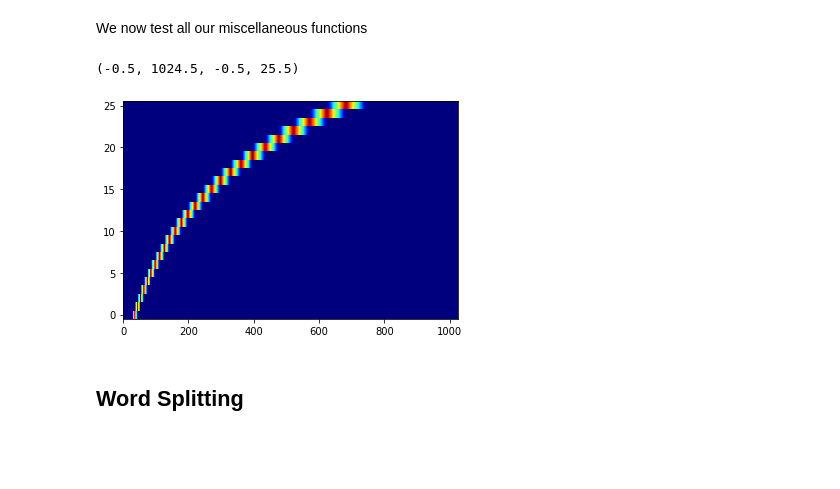
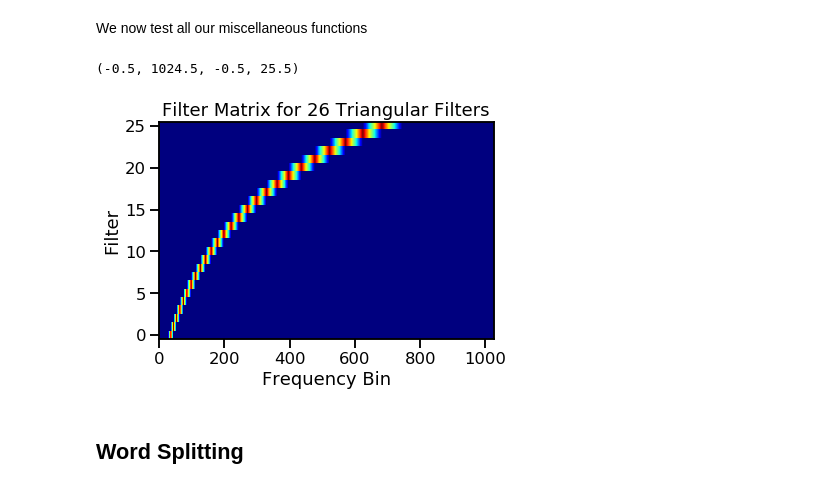
Before and after one commit to clylau/E207_final_project, a Jupyter notebook: FinalProject.ipynb, the cells around one changed output. Cells and saved outputs as stored; diff of their text form; code cells hidden in the pictures; blank space fills up the shorter version.

```diff
--- a/FinalProject.ipynb
+++ b/FinalProject.ipynb
@@ -16,6 +16,9 @@ import warnings
 import scipy.signal
 import scipy.fftpack
 import time
+import seaborn as sns
+from cf_matrix import make_confusion_matrix
+sns.set_context('talk')
 # %%
 warnings.filterwarnings(action='ignore') # to suppress warning messages
 # %%
@@ -190,10 +193,13 @@ We now test all our miscellaneous functions
 # %%
 test = calculateFilterMatrix(numFilters = 26)
 plt.imshow(test, cmap = 'jet', origin = 'lower')
+plt.title("Filter Matrix for 26 Triangular Filters")
+plt.ylabel("Filter")
+plt.xlabel("Frequency Bin")
 plt.axis('tight')
 # %% [output]
 (-0.5, 1024.5, -0.5, 25.5)
-[figure, old version]
+[figure, new version]
 # %% [markdown]
 ## Word Splitting
 # %%
```
Also changed, not shown: parts of 29 cells of this notebook, 4 other files.
